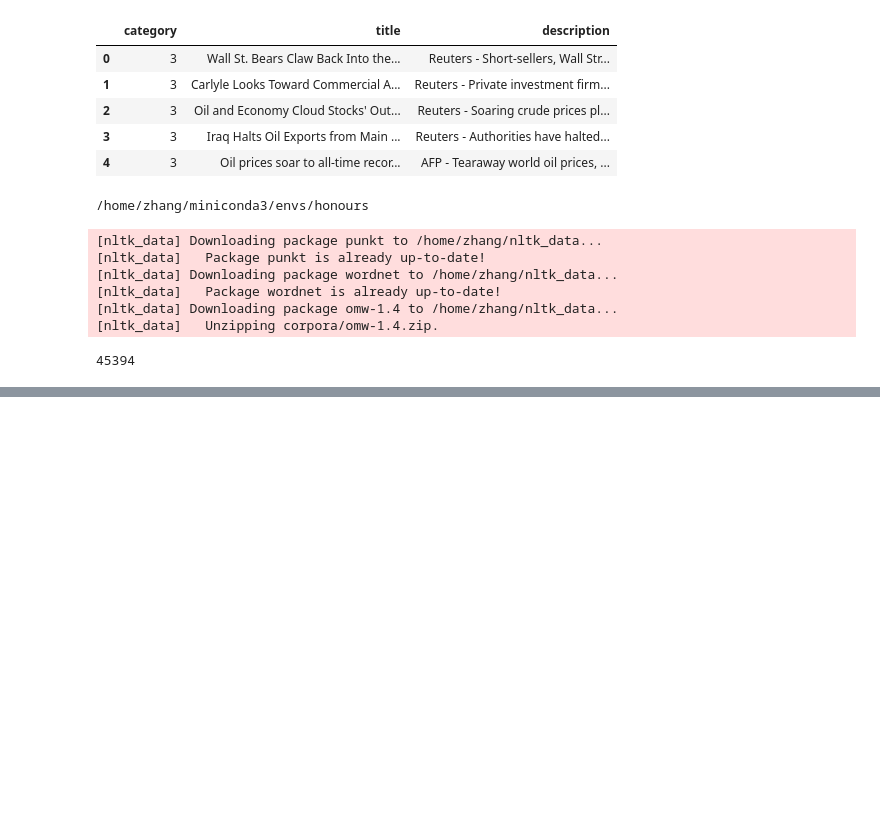
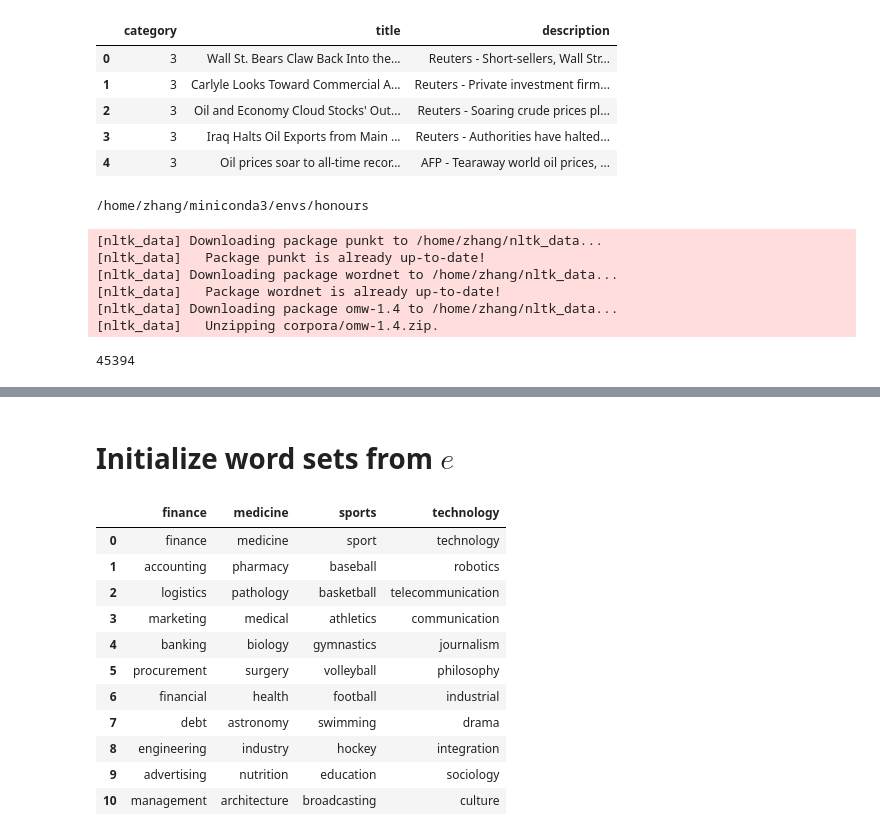
Before and after one commit to zhangchi0104/honours-sgtm, a Jupyter notebook: experiment.ipynb, the cells around one changed output, grey strips where cells are left out. Saved outputs shown, nothing was run; the diff lists cells and outputs as text; code cells hidden in the pictures; blank space fills up the shorter version.

```diff
--- a/experiment.ipynb
+++ b/experiment.ipynb
@@ -134,2 +173,23 @@ with open("vocab.pkl", "wb") as f:
+# %%
+res = []
+for word in tqdm(vocab):
+    token = tokenizer(word, return_tensors='pt')
+    if len(token['input_ids']) > 3:
+        print(f"WARNING: Word '{word}' is not in BERT's vocabulary")
+    word_emb = get_embeddings(model, token)
+    res_row = []
+    for topic in topic_embeddings:
+        res_row.append(cosine(topic, word_emb))
+    res.append(res_row)
+# %%
+arr = 1 - np.array(res)
+res_dict = {
+    '_vocab': list(vocab),
+}
+for i, topic in enumerate(SEEDS):
+    res_dict[topic] = arr[:, i]
+res_df = pd.DataFrame(res_dict)
+res_df = res_df.set_index(['_vocab'])
+res_df.to_csv('global_cos_similarity.csv')
 # %%
 # %% [output]
@@ -139,0 +210,37 @@ array([list(['shortsellers', 'wall', 'street', 'dwindling', 'band', 'ultracynics
+# %% [markdown]
+# Initialize word sets from $e$
+# %%
+import numpy as np
+import pandas as pd
+NUM_WORDS_PER_SET = 10
+# %%
+res_df = pd.read_csv('global_cos_similarity.csv')
+res_df = res_df.set_index(['_vocab'])
+word_set = {}
+added_words = set()
+for seed in SEEDS:
+    word_set[seed] = []
+    col = res_df[seed]
+    sorted_col = col.sort_values()[::-1]
+    i = 0
+    for word, _ in sorted_col.iteritems():
+        if i == NUM_WORDS_PER_SET + 1:
+            break
+        if word not in added_words:
+            word_set[seed].append(word)
+            added_words.add(word)
+            i += 1
+pd.DataFrame(word_set)
+# %% [output]
+|  | finance | medicine | sports | technology |
+| 0 | finance | medicine | sport | technology |
+| 1 | accounting | pharmacy | baseball | robotics |
+| 2 | logistics | pathology | basketball | telecommunication |
+| 3 | marketing | medical | athletics | communication |
+| 4 | banking | biology | gymnastics | journalism |
+| 5 | procurement | surgery | volleyball | philosophy |
+| 6 | financial | health | football | industrial |
+| 7 | debt | astronomy | swimming | drama |
+| 8 | engineering | industry | hockey | integration |
+| 9 | advertising | nutrition | education | sociology |
+| 10 | management | architecture | broadcasting | culture |
```
Also changed, not shown: parts of 9 cells of this notebook, 1 other file.
